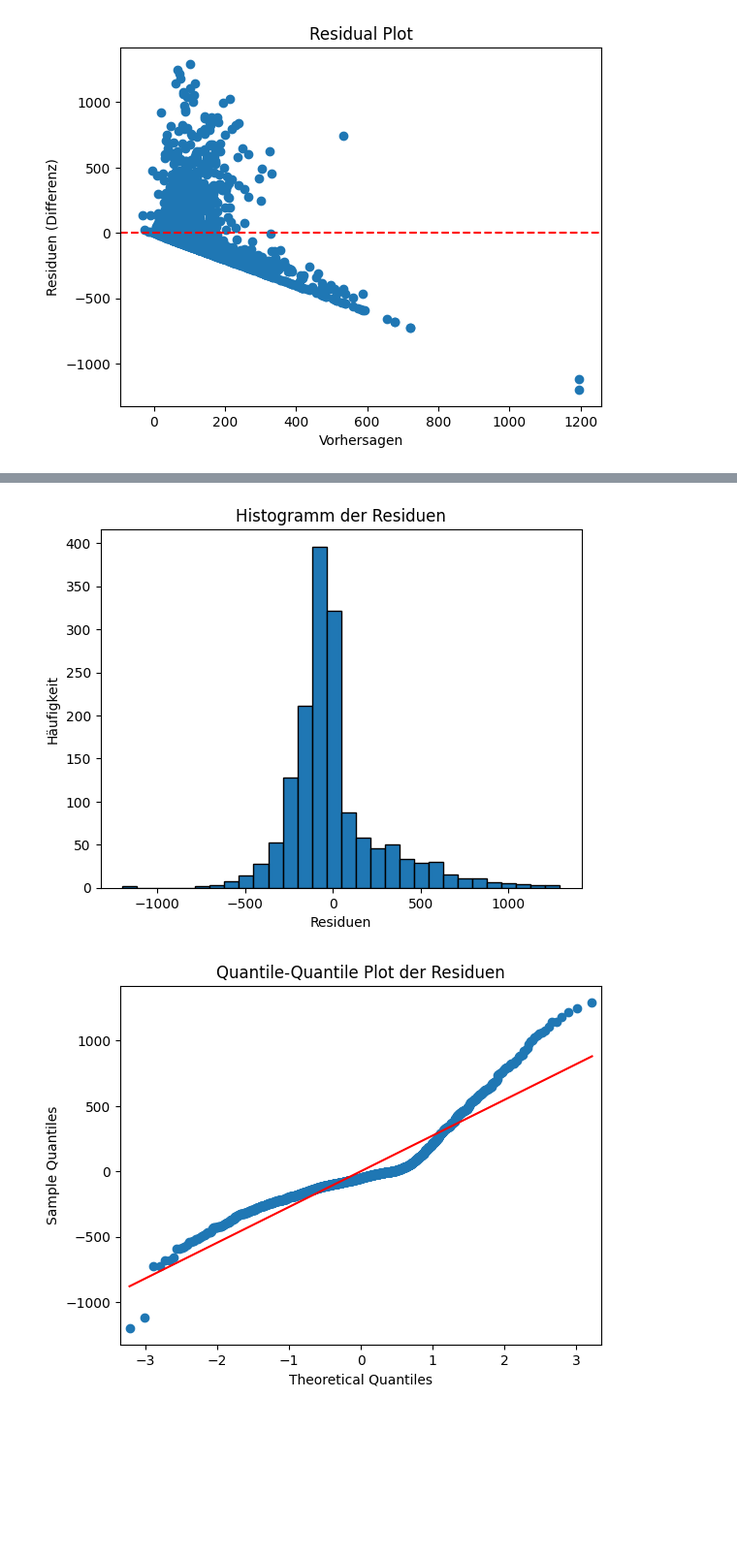
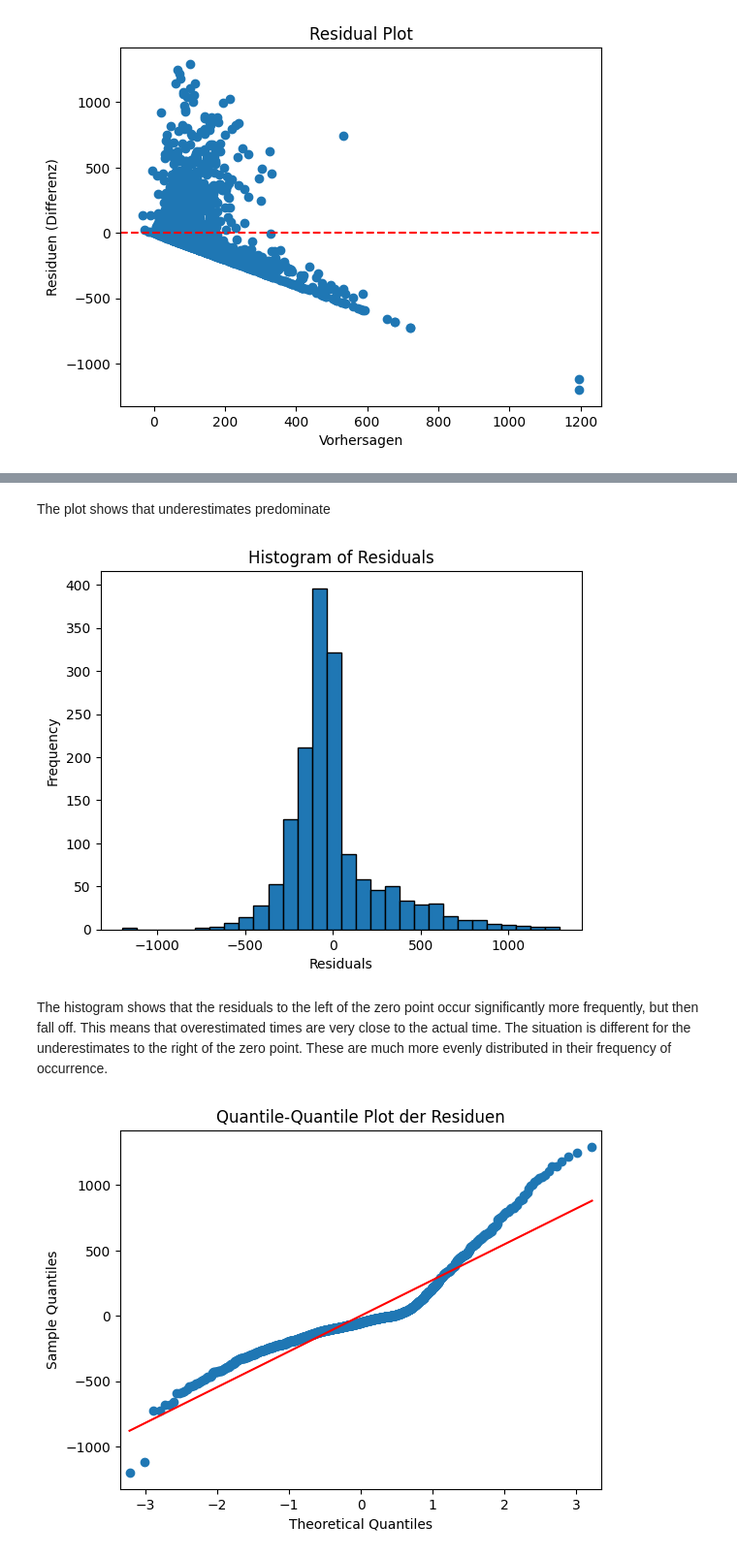
Before and after one commit to denizterzioglu/sabbo, a Jupyter notebook: ML_Notebook.ipynb, the cells around one changed output, grey strips where cells are left out. Shown at 97% size. Cells and saved outputs as stored; diff of their text form; code cells hidden in the pictures; blank space fills up the shorter version.

```diff
--- a/ML_Notebook.ipynb
+++ b/ML_Notebook.ipynb
@@ -108,11 +249,17 @@ plt.show()
+# %% [markdown]
+The plot shows that underestimates predominate
 # %%
 plt.hist(residuals, bins=30, edgecolor='black')
-plt.xlabel('Residuen')
-plt.ylabel('Häufigkeit')
-plt.title('Histogramm der Residuen')
+plt.xlabel('Residuals')
+plt.ylabel('Frequency')
+plt.title('Histogram of Residuals')
 plt.show()
 # %% [output]
-[figure, old version]
+[figure, new version]
+# %% [markdown]
+The histogram shows that the residuals to the left of the zero point occur significantly more frequently, but then fall off.
+This means that overestimated times are very close to the actual time. The situation is different for the underestimates to the right of the zero point.
+These are much more evenly distributed in their frequency of occurrence.
 # %%
 import statsmodels.api as sm
 
```
Also changed, not shown: parts of 28 cells of this notebook.
